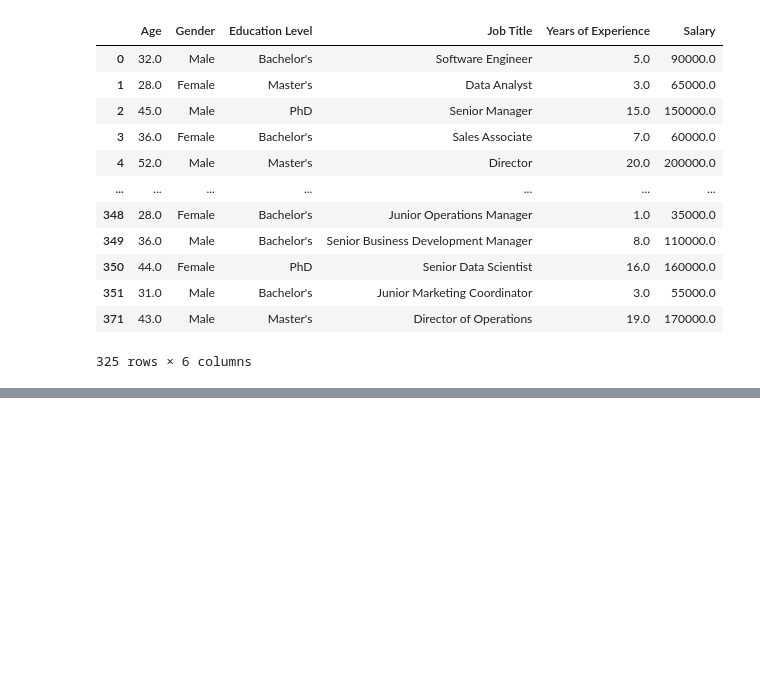
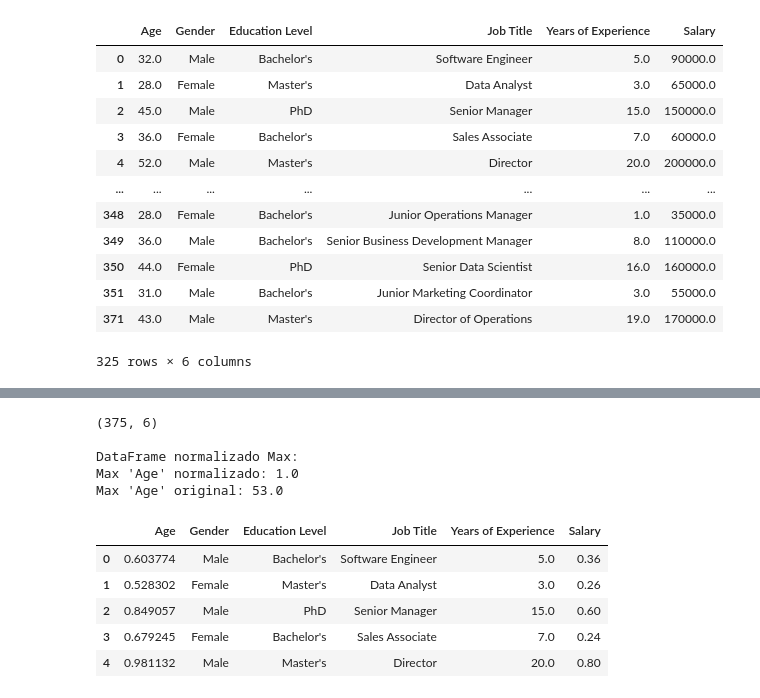
Before and after one commit to matiascf25/Salarios, a Jupyter notebook: Análisis Salarios.ipynb, the cells around one changed output, grey strips where cells are left out. Cells and saved outputs as stored; diff of their text form; code cells hidden in the pictures; blank space fills up the shorter version.

```diff
--- a/Análisis Salarios.ipynb
+++ b/Análisis Salarios.ipynb
@@ -313,0 +357,25 @@ df_new
+# %%
+# Normalización Max
+df = pd.read_csv('Salary Data.csv')
+print(df.shape)
+
+max_scaler = MaxAbsScaler()
+
+df[['Age', 'Salary']] = max_scaler.fit_transform(df[['Age', 'Salary']])
+
+print("\nDataFrame normalizado Max:")
+print(f"Max 'Age' normalizado: {df['Age'].max()}")
+print(f"Max 'Age' original: {pd.read_csv('Salary Data.csv')['Age'].max()}")
+df.head()
+# %% [output]
+(375, 6)
+
+DataFrame normalizado Max:
+Max 'Age' normalizado: 1.0
+Max 'Age' original: 53.0
+|  | Age | Gender | Education Level | Job Title | Years of Experience | Salary |
+| 0 | 0.603774 | Male | Bachelor's | Software Engineer | 5.0 | 0.36 |
+| 1 | 0.528302 | Female | Master's | Data Analyst | 3.0 | 0.26 |
+| 2 | 0.849057 | Male | PhD | Senior Manager | 15.0 | 0.60 |
+| 3 | 0.679245 | Female | Bachelor's | Sales Associate | 7.0 | 0.24 |
+| 4 | 0.981132 | Male | Master's | Director | 20.0 | 0.80 |
```
Also changed, not shown: parts of 12 cells of this notebook.
